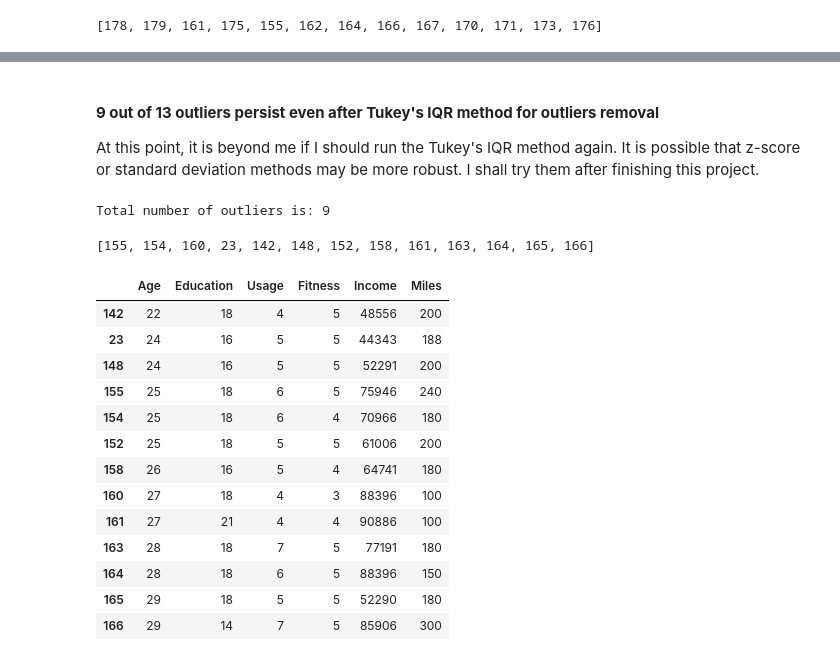
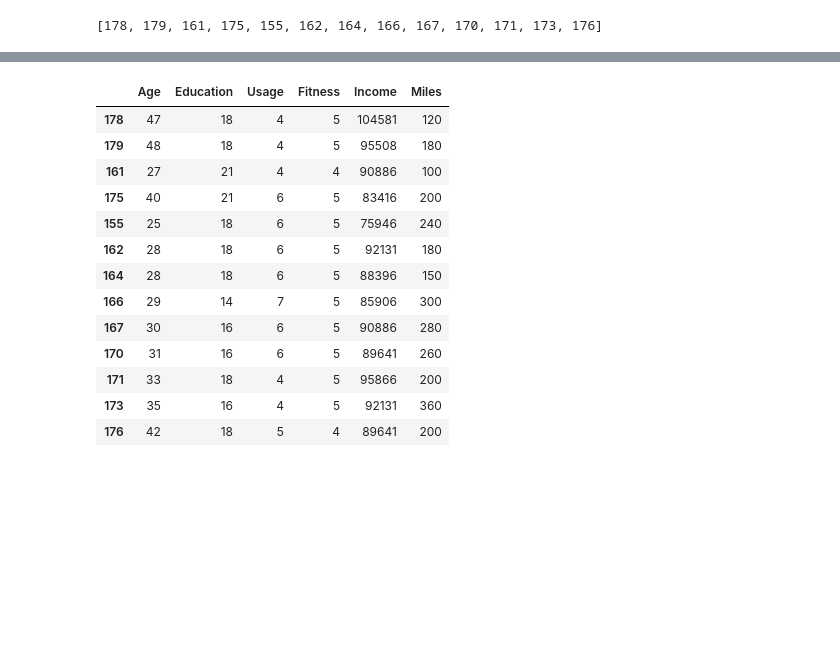
Before and after one commit to hassaan921/Excel_Dashboards, a Jupyter notebook: Hassaan_Malik_EDA_Portfolio.ipynb, the cells around one changed output, grey strips where cells are left out. Cells and saved outputs as stored; diff of their text form; code cells hidden in the pictures; blank space fills up the shorter version.

```diff
--- a/Hassaan_Malik_EDA_Portfolio.ipynb
+++ b/Hassaan_Malik_EDA_Portfolio.ipynb
@@ -396,28 +552,18 @@ plt.tight_layout()
-# %% [markdown]
-#### **9 out of 13 outliers persist even after Tukey's IQR method for outliers removal**
-
-At this point, it is beyond me if I should run the Tukey's IQR method again. It is possible that z-score or standard deviation methods may be more robust. I shall try them after finishing this project.
-# %%
-post_tukeyIQR_outliers = IQR_method(af_outliers_removed,1,feature_list)
-post_tukeyIQR_outliers
-# %% [output]
-Total number of outliers is: 9
-[155, 154, 160, 23, 142, 148, 152, 158, 161, 163, 164, 165, 166]
 # %%
-outlier_indices = af_treadmill.loc[[155, 154, 160, 23, 142, 148, 152, 158, 161, 163, 164, 165, 166]]
-outlier_indices[['Age','Education','Usage','Fitness','Income','Miles']].sort_values(by=['Age'])
+outlier_indices = af_treadmill.loc[[178, 179, 161, 175, 155, 162, 164, 166, 167, 170, 171, 173, 176]]
+outlier_indices[['Age','Education','Usage','Fitness','Income','Miles']]
 # %% [output]
 |  | Age | Education | Usage | Fitness | Income | Miles |
-| 142 | 22 | 18 | 4 | 5 | 48556 | 200 |
-| 23 | 24 | 16 | 5 | 5 | 44343 | 188 |
-| 148 | 24 | 16 | 5 | 5 | 52291 | 200 |
+| 178 | 47 | 18 | 4 | 5 | 104581 | 120 |
+| 179 | 48 | 18 | 4 | 5 | 95508 | 180 |
+| 161 | 27 | 21 | 4 | 4 | 90886 | 100 |
+| 175 | 40 | 21 | 6 | 5 | 83416 | 200 |
 | 155 | 25 | 18 | 6 | 5 | 75946 | 240 |
-| 154 | 25 | 18 | 6 | 4 | 70966 | 180 |
-| 152 | 25 | 18 | 5 | 5 | 61006 | 200 |
-| 158 | 26 | 16 | 5 | 4 | 64741 | 180 |
-| 160 | 27 | 18 | 4 | 3 | 88396 | 100 |
-| 161 | 27 | 21 | 4 | 4 | 90886 | 100 |
-| 163 | 28 | 18 | 7 | 5 | 77191 | 180 |
+| 162 | 28 | 18 | 6 | 5 | 92131 | 180 |
 | 164 | 28 | 18 | 6 | 5 | 88396 | 150 |
-| 165 | 29 | 18 | 5 | 5 | 52290 | 180 |
 | 166 | 29 | 14 | 7 | 5 | 85906 | 300 |
+| 167 | 30 | 16 | 6 | 5 | 90886 | 280 |
+| 170 | 31 | 16 | 6 | 5 | 89641 | 260 |
+| 171 | 33 | 18 | 4 | 5 | 95866 | 200 |
+| 173 | 35 | 16 | 4 | 5 | 92131 | 360 |
+| 176 | 42 | 18 | 5 | 4 | 89641 | 200 |
```
Also changed, not shown: parts of 89 cells of this notebook.
